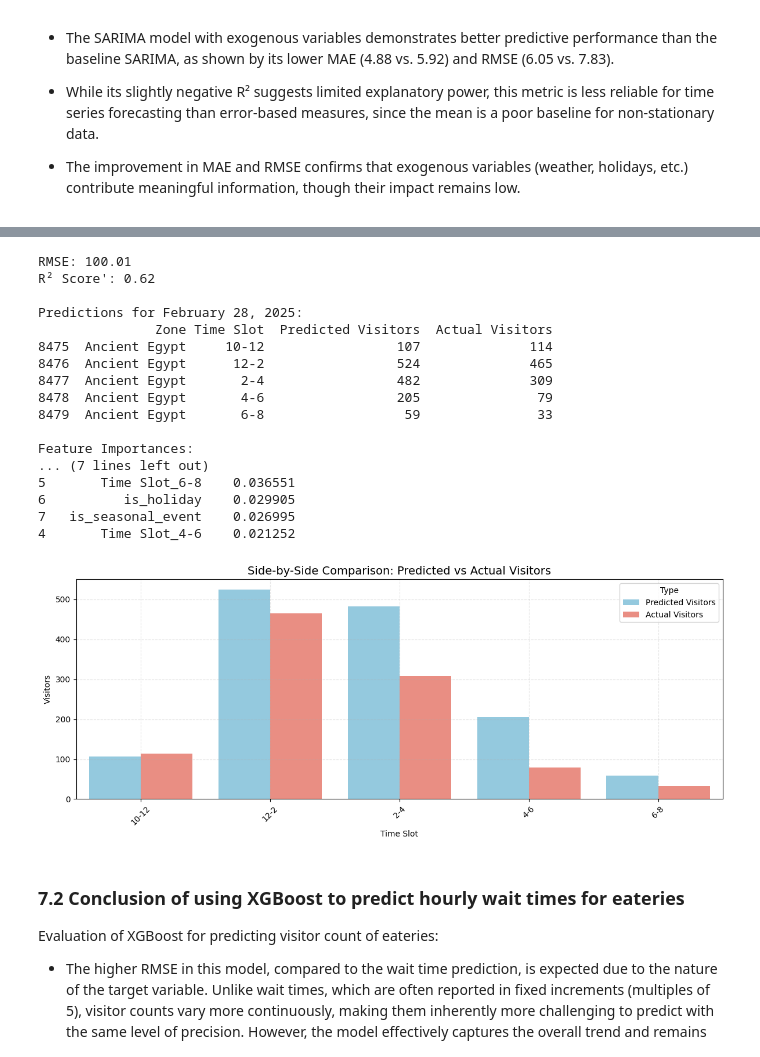
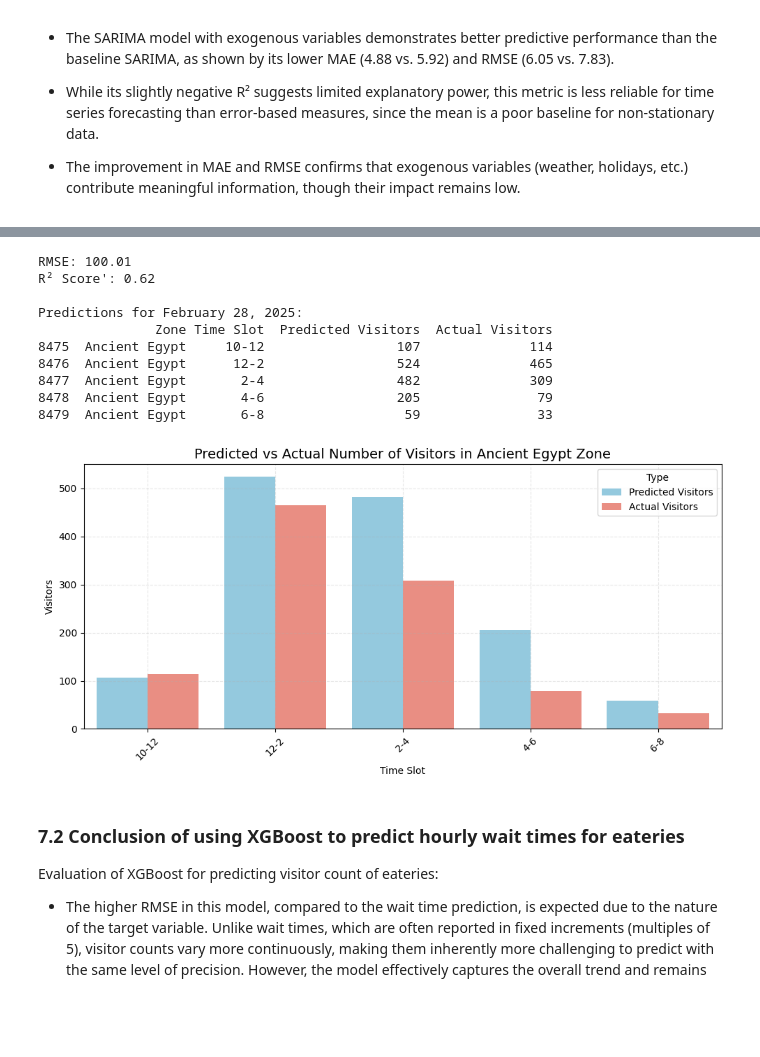
Before and after one commit to tadamaen/DSA3101-Group-Project-Group-3, a Jupyter notebook: Notebooks/Subgroup B/6.0-cyjw-demand-prediction-attractions-services.ipynb, the cells around one changed output, grey strips where cells are left out. Drawn from its saved outputs; the diff is of its cells as text; code cells hidden in the pictures; blank space fills up the shorter version.

```diff
--- a/Notebooks/Subgroup B/6.0-cyjw-demand-prediction-attractions-services.ipynb
+++ b/Notebooks/Subgroup B/6.0-cyjw-demand-prediction-attractions-services.ipynb
@@ -1288,45 +1299,38 @@ feature_names = (model.named_steps['preprocessor']
                 .get_feature_names_out(categorical_features))
 feature_names = np.concatenate([feature_names, numeric_features])
 
 importances = model.named_steps['regressor'].feature_importances_
 importance_df = pd.DataFrame({'Feature': feature_names, 'Importance': importances})
 importance_df = importance_df.sort_values('Importance', ascending=False)
 
-print("\nFeature Importances:")
-print(importance_df.head(10))
+#print("\nFeature Importances:")
+#print(importance_df.head(10))
 
 # Plot predictions
-plt.figure(figsize=(12, 5))
+plt.figure(figsize=(10, 5))
 results_melted = results.melt(id_vars=['Time Slot'],
                              value_vars=['Predicted Visitors', 'Actual Visitors'],
                              var_name='Type', value_name='Visitors')
 
 sns.barplot(data=results_melted, x='Time Slot', y='Visitors', hue='Type',
             palette={'Predicted Visitors':'skyblue', 'Actual Visitors':'salmon'})
-plt.title('Side-by-Side Comparison: Predicted vs Actual Visitors', fontsize=14)
+plt.title('Predicted vs Actual Number of Visitors in Ancient Egypt Zone', fontsize=14)
 plt.xticks(rotation=45)
 plt.grid(True, linestyle='--', alpha=0.3)
 plt.tight_layout()
 plt.show()
 # %% [output]
 RMSE: 100.01
 R² Score': 0.62
 
 Predictions for February 28, 2025:
                Zone Time Slot  Predicted Visitors  Actual Visitors
 8475  Ancient Egypt     10-12                 107              114
 8476  Ancient Egypt      12-2                 524              465
 8477  Ancient Egypt       2-4                 482              309
 8478  Ancient Egypt       4-6                 205               79
 8479  Ancient Egypt       6-8                  59               33
-
-Feature Importances:
-... (7 lines left out)
-5       Time Slot_6-8    0.036551
-6          is_holiday    0.029905
-7   is_seasonal_event    0.026995
-4       Time Slot_4-6    0.021252
-[figure, old version]
+[figure, new version]
 # %% [markdown]
 ### 7.2 Conclusion of using XGBoost to predict hourly wait times for eateries
 Evaluation of XGBoost for predicting visitor count of eateries:
```
Also changed, not shown: parts of 21 cells of this notebook.
